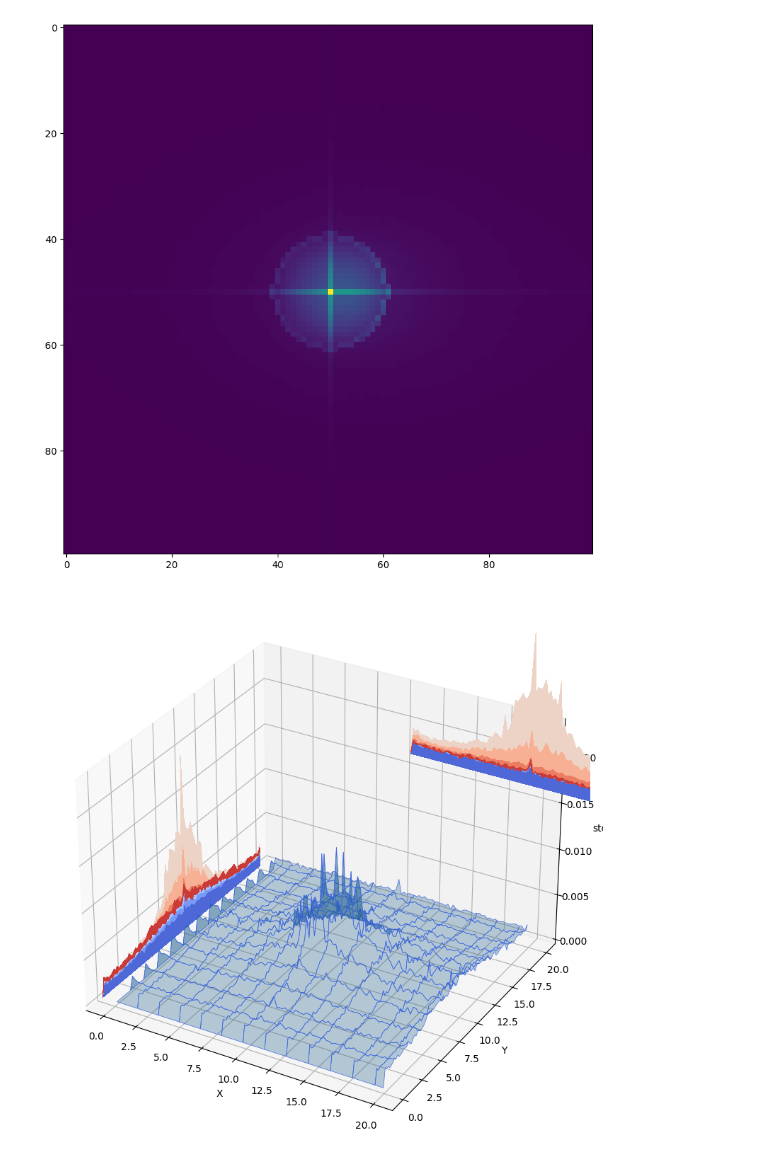
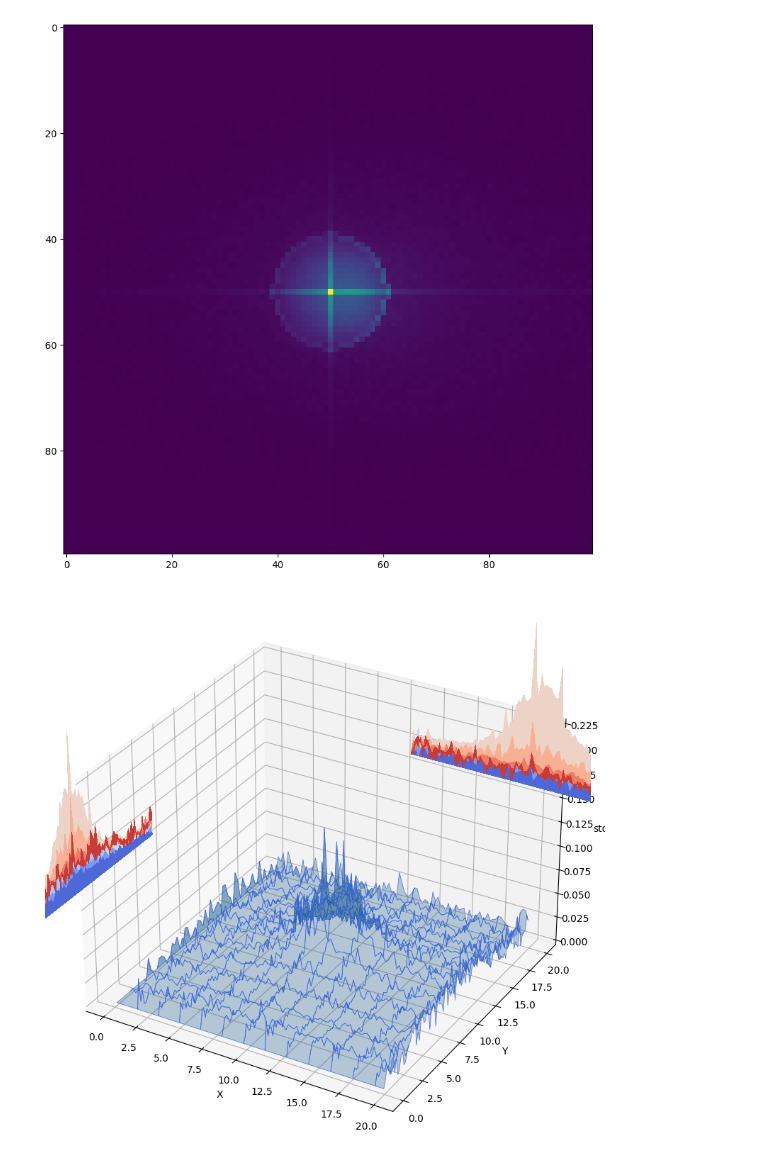
Before and after one commit to magnoxemo/mesh_amalgamation_test, a Jupyter notebook: src/main.ipynb, the cells around one changed output. Drawn from its saved outputs; the diff is of its cells as text; code cells hidden in the pictures.

Commit message:
std difference vs number of particles compare

```diff
--- a/src/main.ipynb
+++ b/src/main.ipynb
@@ -48,8 +48,8 @@ Ny=Nx
 dx=(X_right-X_left)/Nx
 dy=(Y_up-Y_down)/Ny
 
-X = np.linspace(-X_left,X_right,Nx)
-Y = np.linspace(Y_down,Y_up,Ny)
+X = np.linspace(dx*0.5, (X_right-X_left) - 0.5*dx,Nx)
+Y = np.linspace(dx*0.5, (Y_up-Y_down) - 0.5*dx,Ny)
 
 X,Y=np.meshgrid(X,Y)
 # %%
@@ -99,7 +99,7 @@ total_batch=100
 inactive_batch=20
 active_batch=total_batch-inactive_batch
 no_of_gen_per_batch=1
-number_of_neutrons=100000
+number_of_neutrons=1000
 N=number_of_neutrons
 
 total_batch=active_batch+inactive_batch
@@ -370,20 +370,20 @@ plt.imshow(scalar_flux)
 # %%
 Z=uncertinity_matrix
 
 ax = plt.figure(figsize=(10,10)).add_subplot(projection='3d')
 
 ax.plot_surface(X, Y, Z, edgecolor='royalblue', lw=0.5, rstride=8, cstride=8,
                 alpha=0.3)
 
-ax.contourf(X, Y, Z, zdir='z', offset=-1, cmap='coolwarm')
-ax.contourf(X, Y, Z, zdir='x', offset=-1, cmap='coolwarm')
+ax.contourf(X, Y, Z, zdir='z', offset=-10, cmap='coolwarm')
+ax.contourf(X, Y, Z, zdir='x', offset=-10, cmap='coolwarm')
 ax.contourf(X, Y, Z, zdir='y', offset=40, cmap='coolwarm')
 
 ax.set(xlabel='X', ylabel='Y', zlabel='std')
 
 plt.show()
 # %% [output]
-[figure, old version]
+[figure, new version]
 # %%
 Z=scalar_flux
 
```
Also changed, not shown: parts of 7 cells of this notebook.
